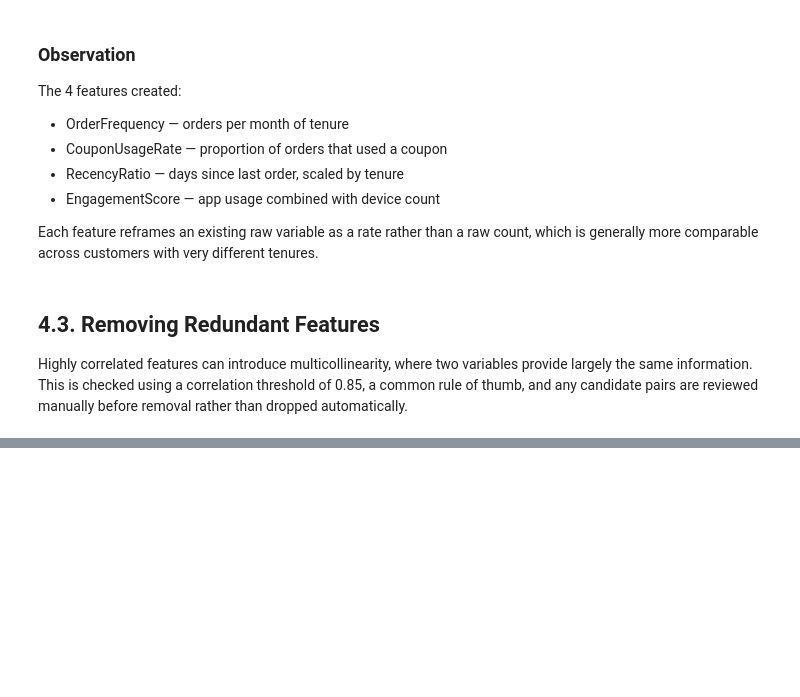
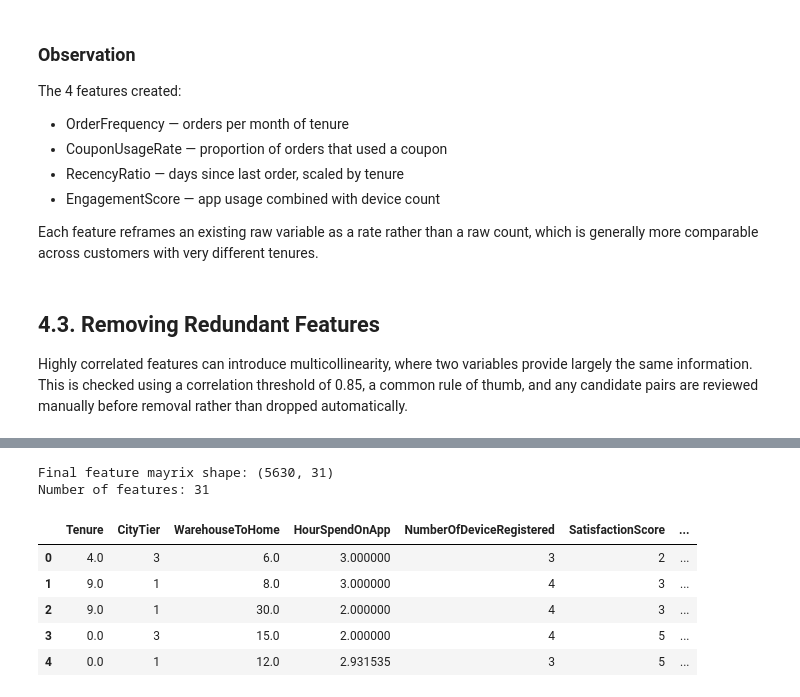
Before and after one commit to Akurang/AI_group5_project, a Jupyter notebook: final_project.ipynb, the cells around one changed output, grey strips where cells are left out. Drawn from its saved outputs; the diff is of its cells as text; code cells hidden in the pictures; blank space fills up the shorter version.

```diff
--- a/final_project.ipynb
+++ b/final_project.ipynb
@@ -482,0 +524,15 @@ Highly correlated features can introduce multicollinearity, where two variables
+# %%
+X= e_commerce.drop(columns= ['Churn'])
+y= e_commerce['Churn']
+print("Final feature mayrix shape:", X.shape)
+print("Number of features:", X.shape[1])
+X.head()
+# %% [output]
+Final feature mayrix shape: (5630, 31)
+Number of features: 31
+|  | Tenure | CityTier | WarehouseToHome | HourSpendOnApp | NumberOfDeviceRegistered | SatisfactionScore | ... |
+| 0 | 4.0 | 3 | 6.0 | 3.000000 | 3 | 2 | ... |
+| 1 | 9.0 | 1 | 8.0 | 3.000000 | 4 | 3 | ... |
+| 2 | 9.0 | 1 | 30.0 | 2.000000 | 4 | 3 | ... |
+| 3 | 0.0 | 3 | 15.0 | 2.000000 | 4 | 5 | ... |
+| 4 | 0.0 | 1 | 12.0 | 2.931535 | 3 | 5 | ... |
```
Also changed, not shown: parts of 6 cells of this notebook.
